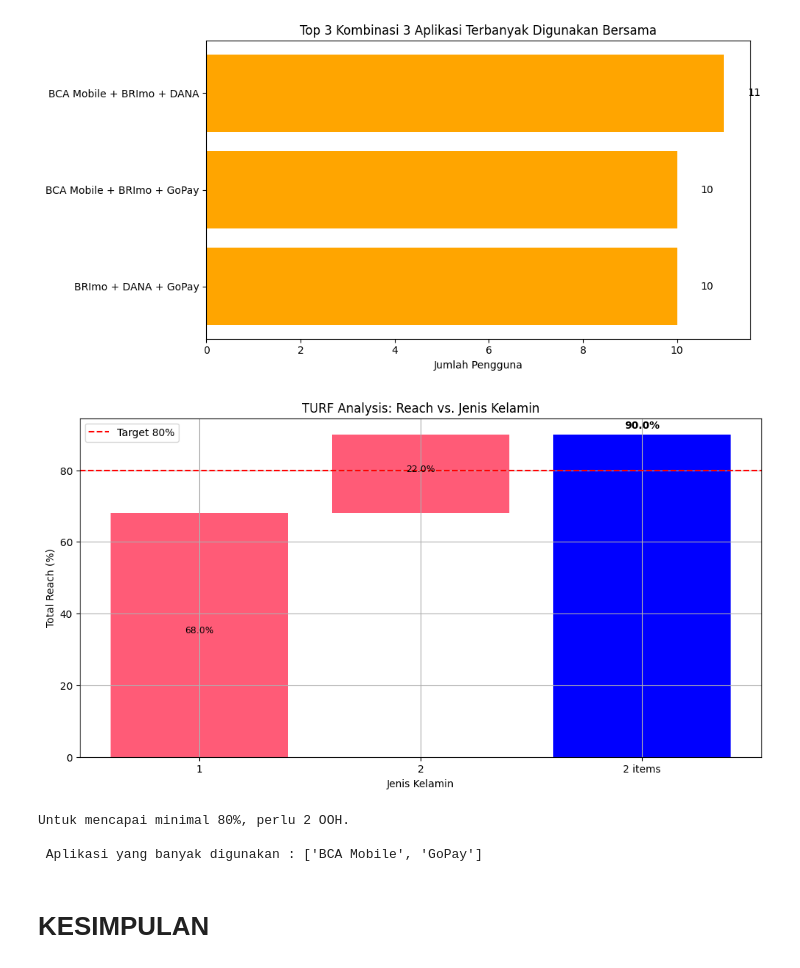
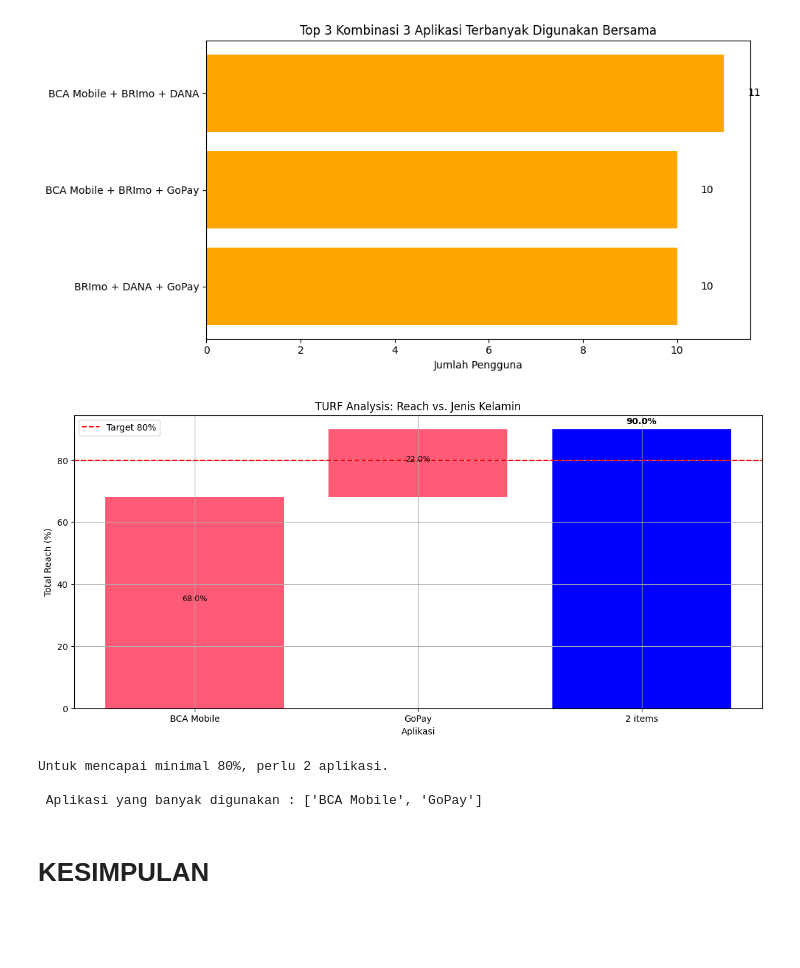
Before and after one commit to Putrimaesarah/Remdial_Metode-TURF_STATMUL, a Jupyter notebook: REMEDIAL_STATMUL_TURF_046_PUTRI_MAESARAH.ipynb, the cells around one changed output. Saved outputs shown, nothing was run; the diff lists cells and outputs as text; code cells hidden in the pictures; blank space fills up the shorter version.

```diff
--- a/REMEDIAL_STATMUL_TURF_046_PUTRI_MAESARAH.ipynb
+++ b/REMEDIAL_STATMUL_TURF_046_PUTRI_MAESARAH.ipynb
@@ -298,45 +298,46 @@ for item in reach_per_item.index:    #hitung reach
 incrementals = [reach_progress[0]] + [reach_progress[i] - reach_progress[i-1] for i in range(1, len(reach_progress))]
 
 
-# Bar chart bertingkat
-plt.figure(figsize=(12, 6))
+# Bar chart bertingkat (per aplikasi)
+plt.figure(figsize=(14, 6))
 bottoms = 0
 for i, inc in enumerate(incrementals):
-    plt.bar("{}".format(i+1), inc * 100, bottom=bottoms, color="#ff5b77")
-    plt.text(i, bottoms + inc*50, f"{inc*100:.1f}%", ha='center', va='bottom', fontsize=9)
+    label = selected_items[i]
+    plt.bar(label, inc * 100, bottom=bottoms, color="#ff5b77")
+    plt.text(label, bottoms + inc * 50, f"{inc*100:.1f}%", ha='center', va='bottom', fontsize=9)
     bottoms += inc * 100
+
 plt.axhline(y=target_reach_pct * 100, color='r', linestyle='--', label=f'Target {target_reach_pct*100:.0f}%')
-
 
 # Bar terakhir (semua item, misal 50)
 total_reach = len(set(data_used.index[data_used[selected_items[-1]] == 1])) / len(data_used)
 plt.bar(f"{len(selected_items)} items", reach_progress[-1] * 100, color="blue")
 plt.text(len(selected_items), reach_progress[-1] * 100 + 1, f"{reach_progress[-1]*100:.1f}%",
          ha='center', va='bottom', fontsize=10, fontweight='bold')
 
 #Label
-plt.xlabel("Jenis Kelamin")
+plt.xlabel("Aplikasi")
 plt.ylabel("Total Reach (%)")
 plt.title("TURF Analysis: Reach vs. Jenis Kelamin")
 plt.legend()
 plt.grid(True)
 plt.savefig('reach_vs_ads.png')
 plt.show()
 
 
 #Output hasil
 max_reach = max(reach_progress)  # Ubah ke persen
 
 if max_reach>=target_reach_pct:
-  print(f"Untuk mencapai minimal {target_reach_pct*100:.0f}%, perlu {len(selected_items)} OOH.")
+  print(f"Untuk mencapai minimal {target_reach_pct*100:.0f}%, perlu {len(selected_items)} aplikasi.")
 else:
   print(f"Tidak dapat mencapai {target_reach_pct*100:.0f}%.")
-  print(f"maksimal hanya {max_reach*100:.0f}%, dengan {len(selected_items)} OOH")
+  print(f"maksimal hanya {max_reach*100:.0f}%, dengan {len(selected_items)} aplikasi")
 
 print("\n Aplikasi yang banyak digunakan :", selected_items[:len(selected_items)])
 # %% [output]
-[figure, old version]
+[figure, new version]
-Untuk mencapai minimal 80%, perlu 2 OOH.
+Untuk mencapai minimal 80%, perlu 2 aplikasi.
 
  Aplikasi yang banyak digunakan : ['BCA Mobile', 'GoPay']
 # %% [markdown]
```
